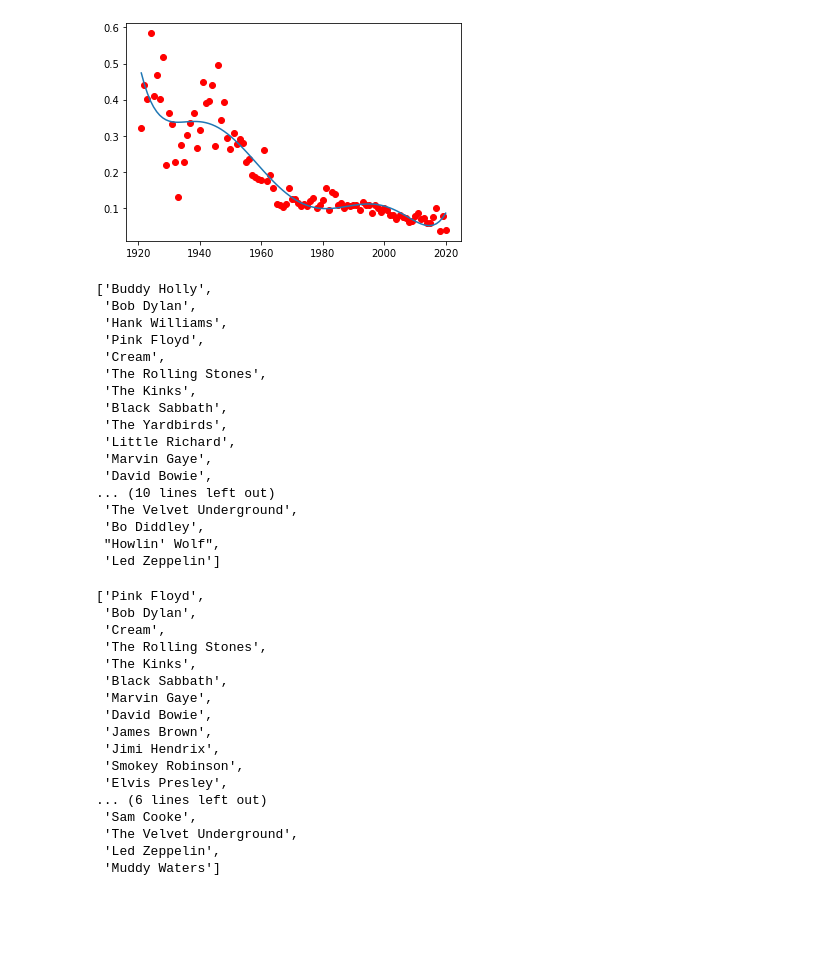
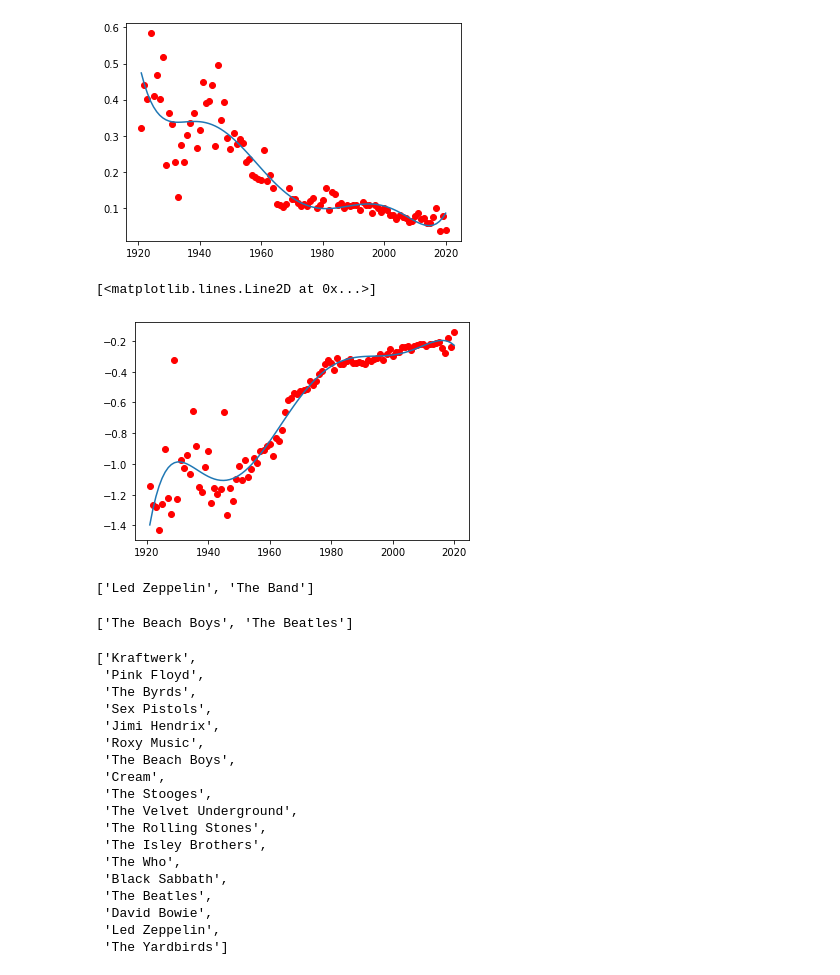
Before and after one commit to Wichaelian/ICM-2021, a Jupyter notebook: 2021_ICM_Problem_D_Data/Bullet 5.ipynb, the cells around one changed output. Saved outputs shown, nothing was run; the diff lists cells and outputs as text; code cells hidden in the pictures; blank space fills up the shorter version.

Commit message:
hipness

```diff
--- a/2021_ICM_Problem_D_Data/Bullet 5.ipynb
+++ b/2021_ICM_Problem_D_Data/Bullet 5.ipynb
@@ -243,3 +243,11 @@ plt.plot(np.unique(year), np.poly1d(np.polyfit(year, attribute, 7))(np.unique(ye
 # %% [output]
 [<matplotlib.lines.Line2D at 0x...>]
 [figure]
+# %%
+year = years['year']
+attribute = years['hipness']
+plt.plot(year, attribute, 'ro')
+plt.plot(np.unique(year), np.poly1d(np.polyfit(year, attribute, 7))(np.unique(year)))
+# %% [output]
+[<matplotlib.lines.Line2D at 0x...>]
+[figure, added]
@@ -246,49 +257,41 @@ plt.plot(np.unique(year), np.poly1d(np.polyfit(year, attribute, 7))(np.unique(ye
+# %%
+hipTrans = years[years['year'] <= 2010]
+hipTrans = hipTrans[hipTrans['year'] > 1980]
+hipYears = list(hipTrans['year'])
+mostInfluential(hipYears, 'hipness', False)
+# %% [output]
+['Led Zeppelin', 'The Band']
 # %%
 insTrans = years[years['year'] <= 1970]
 insTrans = insTrans[insTrans['year'] > 1955]
 insYears = list(insTrans['year'])
-mostInfluential(insYears)
+mostInfluential(insYears, 'instrumentalness', True)
 # %% [output]
-['Buddy Holly',
- 'Bob Dylan',
- 'Hank Williams',
- 'Pink Floyd',
- 'Cream',
- 'The Rolling Stones',
- 'The Kinks',
- 'Black Sabbath',
- 'The Yardbirds',
- 'Little Richard',
- 'Marvin Gaye',
- 'David Bowie',
-... (10 lines left out)
- 'The Velvet Underground',
- 'Bo Diddley',
- "Howlin' Wolf",
- 'Led Zeppelin']
+['The Beach Boys', 'The Beatles']
 # %%
 acousticTrans = years[years['year'] <= 1980]
 acousticTrans = acousticTrans[acousticTrans['year'] > 1960]
 transYears = list(acousticTrans['year'])
-mostInfluential(transYears)
+mostInfluential(transYears, 'acousticness', True)
 # %% [output]
-['Pink Floyd',
- 'Bob Dylan',
+['Kraftwerk',
+ 'Pink Floyd',
+ 'The Byrds',
+ 'Sex Pistols',
+ 'Jimi Hendrix',
+ 'Roxy Music',
+ 'The Beach Boys',
  'Cream',
+ 'The Stooges',
+ 'The Velvet Underground',
  'The Rolling Stones',
- 'The Kinks',
+ 'The Isley Brothers',
+ 'The Who',
  'Black Sabbath',
- 'Marvin Gaye',
+ 'The Beatles',
  'David Bowie',
- 'James Brown',
- 'Jimi Hendrix',
- 'Smokey Robinson',
- 'Elvis Presley',
-... (6 lines left out)
- 'Sam Cooke',
- 'The Velvet Underground',
  'Led Zeppelin',
- 'Muddy Waters']
+ 'The Yardbirds']
 # %%
 minSpeech = years.sort_values(by=['speechiness'])
 minSpeech = minSpeech.reset_index(drop=True)
```
Also changed, not shown: parts of 3 cells of this notebook.
